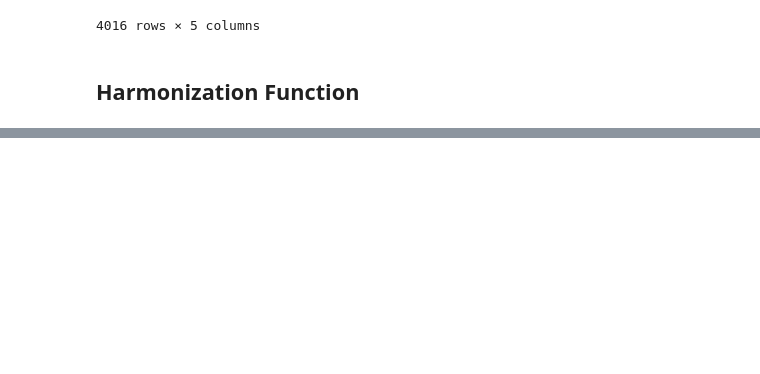
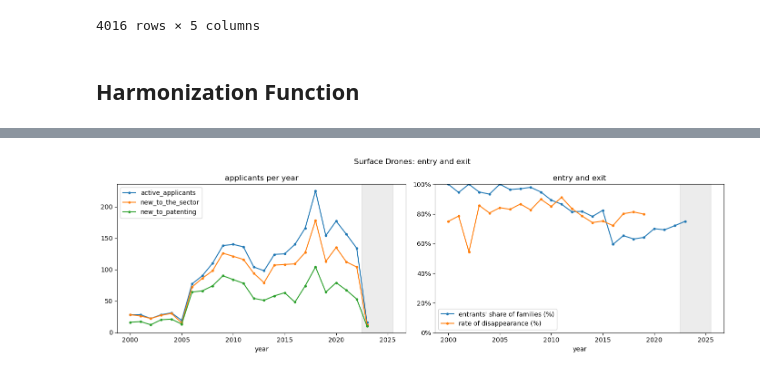
Before and after one commit to dattiluca-afk/innovation-management-assignment, a Jupyter notebook: notebooks/step_2.ipynb, the cells around one changed output, grey strips where cells are left out. Saved outputs shown, nothing was run; the diff lists cells and outputs as text; code cells hidden in the pictures; blank space fills up the shorter version.

```diff
--- a/notebooks/step_2.ipynb
+++ b/notebooks/step_2.ipynb
@@ -638,0 +1178,5 @@ def my_harmonisation(app_df, gold_df):
+# %%
+complete['cluster_label'] = (
+    complete.groupby('cluster')['applicant']
+    .transform(lambda s: min(s.dropna().astype(str), key=lambda x: (len(x), x), default=None))
+)
@@ -638,0 +1199,2 @@ def my_harmonisation(app_df, gold_df):
+# %%
+complete['ctry'] = complete['ctry'].fillna('OTHER')
@@ -638,0 +1424,22 @@ def my_harmonisation(app_df, gold_df):
+# %%
+first_year = by_applicant["year"].min()      # first family of each applicant in the sector
+last_year = by_applicant["year"].max()       # last family of each applicant in the sector
+
+active = links[["applicant", "year"]].drop_duplicates()
+active["new to the sector"] = active["year"] == active["applicant"].map(first_year)
+active["new to patenting"] = active["year"] == active["applicant"].map(first_ever)
+active["last family"] = active["year"] == active["applicant"].map(last_year)
+
+entry_exit = active.groupby("year").agg(
+    active_applicants=("applicant", "count"),
+    new_to_the_sector=("new to the sector", "sum"),
+    new_to_patenting=("new to patenting", "sum"),
+    leaving=("last family", "sum"),
+)
+entry_exit["rate of disappearance (%)"] = entry_exit["leaving"] / entry_exit["active_applicants"] * 100
+entry_exit.loc[entry_exit.index > LAST_COMPLETE_YEAR - 3, "rate of disappearance (%)"] = np.nan
+
+# share of each year's families with at least one applicant new to the sector
+links_new = links.assign(new=links["year"] == links["applicant"].map(first_year))
+entry_exit["entrants' share of families (%)"] = links_new.groupby(["year", "unit_id"])["new"].any().groupby("year").mean() * 100
+entry_exit.round(1)
@@ -638,0 +1465,14 @@ def my_harmonisation(app_df, gold_df):
+# %%
+fig, axes = plt.subplots(1, 2, figsize=(14, 4.5))
+entry_exit[["active_applicants", "new_to_the_sector", "new_to_patenting"]].plot(ax=axes[0], marker="o", ms=3)
+axes[0].set(title="applicants per year", xlabel="year")
+entry_exit[["entrants' share of families (%)", "rate of disappearance (%)"]].plot(ax=axes[1], marker="o", ms=3)
+axes[1].set(title="entry and exit", xlabel="year", ylim=(0, 100))
+axes[1].yaxis.set_major_formatter(PercentFormatter(100))
+for ax in axes:
+    ax.axvspan(LAST_COMPLETE_YEAR + 0.5, YEAR_MAX + 0.5, color="grey", alpha=0.15)   # incomplete years
+fig.suptitle(f"{SECTOR_NAME}: entry and exit")
+plt.tight_layout()
+plt.show()
+# %% [output]
+[figure, added]
```
Also changed, not shown: parts of 87 cells of this notebook.
